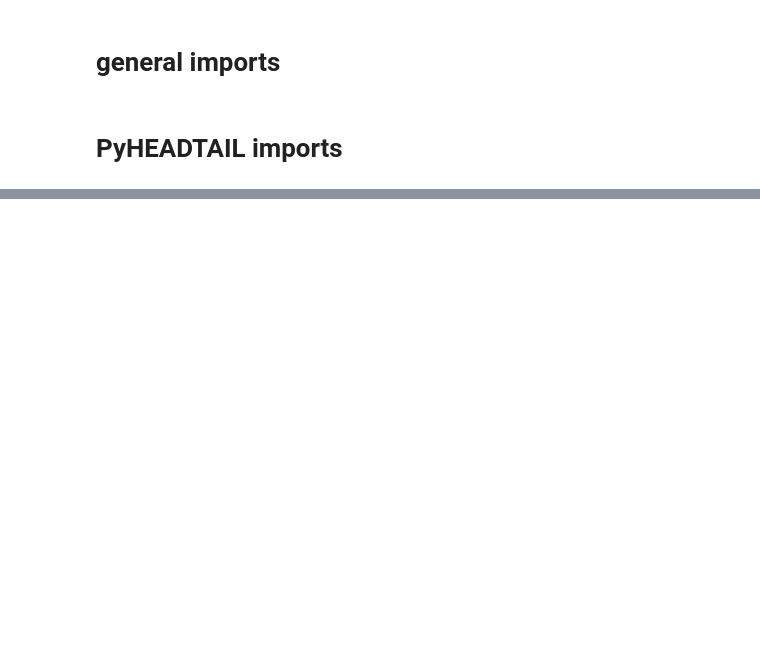
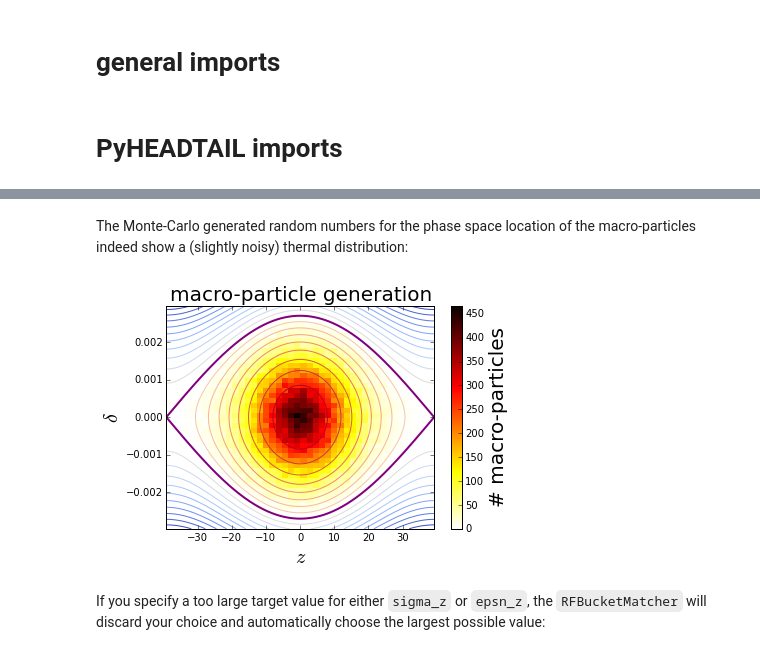
Before and after one commit to PyCOMPLETE/PyHEADTAIL-playground, a Jupyter notebook: RFBucket_Matching.ipynb, the cells around one changed output, grey strips where cells are left out. Saved outputs shown, nothing was run; the diff lists cells and outputs as text; code cells hidden in the pictures; blank space fills up the shorter version.

```diff
--- a/RFBucket_Matching.ipynb
+++ b/RFBucket_Matching.ipynb
@@ -425,3 +32,0 @@ rfb_matcher.psi_for_variable(rfb_matcher.variable)
-# %%
-### ===> if the above time problems are solved, this should work:
-z, dp, _, _ = rfb_matcher.generate(int(1e5), cutting_margin=1e-15)
@@ -427,0 +42,5 @@ z, dp, _, _ = rfb_matcher.generate(int(1e5), cutting_margin=1e-15)
+# %%
+rfb = RFBucket(100*2*np.pi, 2.5, m_p, e, [0.027], 0., [8], [24e3], [np.pi])
+
+sigma_z = 140e-9*0.91*c/4. # in [m]
+epsn_z = 0.764 # in [eVs]
@@ -427,0 +187,4 @@ z, dp, _, _ = rfb_matcher.generate(int(1e5), cutting_margin=1e-15)
+# %%
+rfb_matcher = RFBucketMatcher(rfb, ThermalDistribution, epsn_z=epsn_z)
+
+z, dp, _, _ = rfb_matcher.generate(int(1e5))
@@ -427,0 +204,8 @@ z, dp, _, _ = rfb_matcher.generate(int(1e5), cutting_margin=1e-15)
+# %% [markdown]
+The Monte-Carlo generated random numbers for the phase space location of the macro-particles indeed show a (slightly noisy) thermal distribution:
+# %%
+zz, Z, DP = plot_mp(z, dp)
+# %% [output]
+[figure, added]
+# %% [markdown]
+If you specify a too large target value for either `sigma_z` or `epsn_z`, the `RFBucketMatcher` will discard your choice and automatically choose the largest possible value:
```
Also changed, not shown: parts of 106 cells of this notebook.
